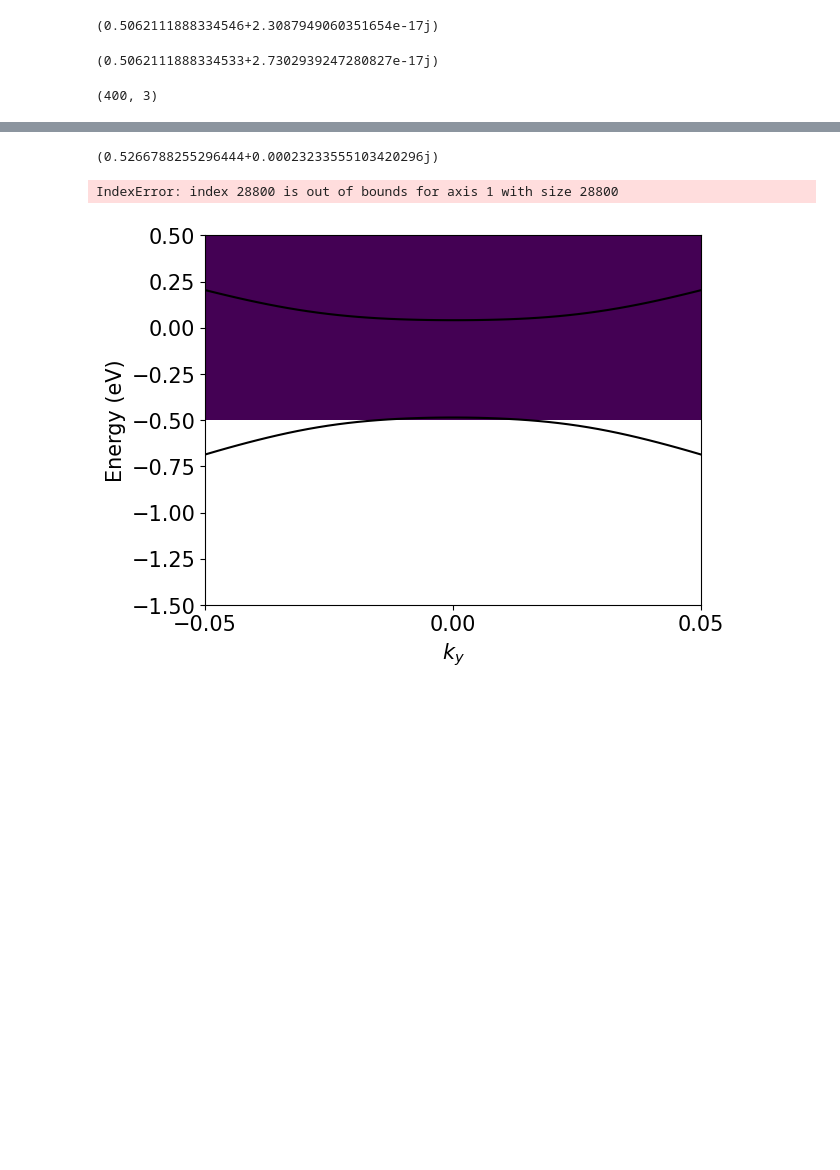
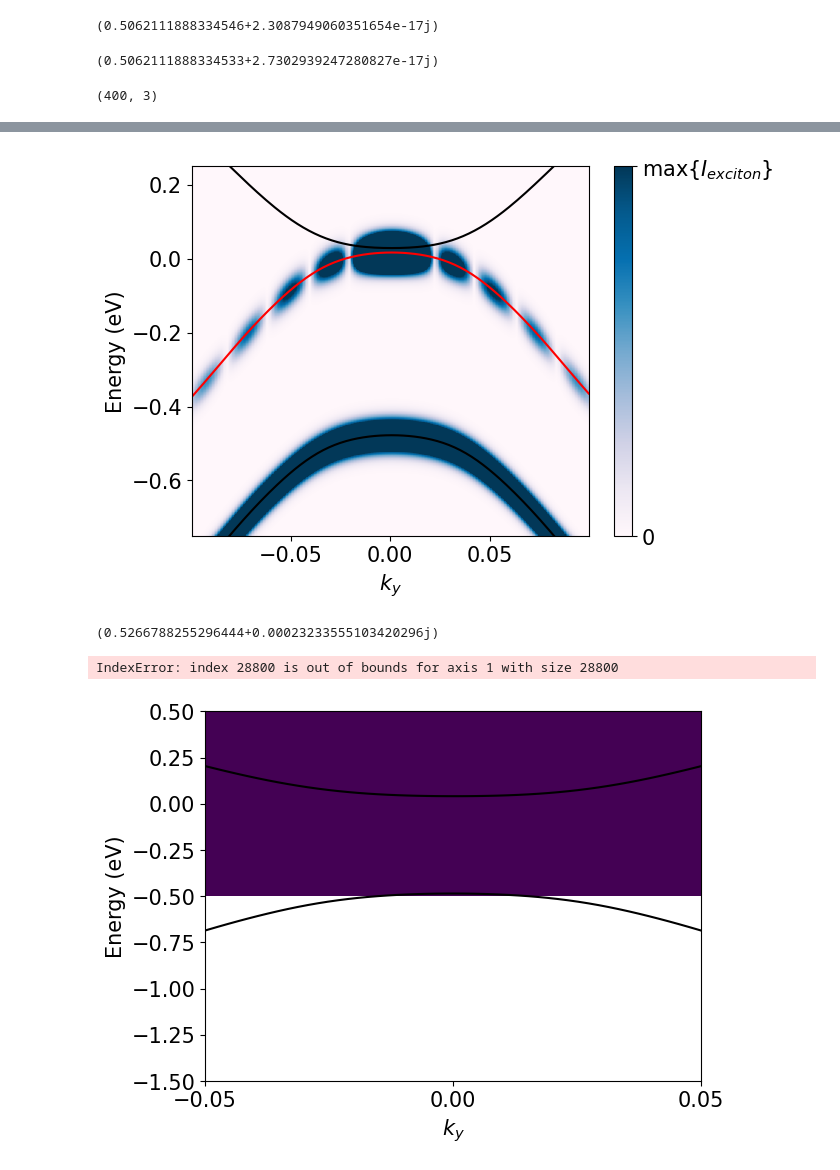
Before and after one commit to juanpulgarin/Black_P, a Jupyter notebook: Black_P_Excitons/Openning_Excitons.ipynb, the cells around one changed output, grey strips where cells are left out. Drawn from its saved outputs; the diff is of its cells as text; code cells hidden in the pictures; blank space fills up the shorter version.

```diff
--- a/Black_P_Excitons/Openning_Excitons.ipynb
+++ b/Black_P_Excitons/Openning_Excitons.ipynb
@@ -276,3 +278,56 @@ ax1.tick_params(axis='x', labelsize=15)
+# %%
+IntensityE_plot  = Intensity_E[:,:,0].reshape(len(EnergySpectrum),1,n_kpts,1)[:,0,:,0]
+IntensityV_plot  = Intensity_E[:,:,1].reshape(len(EnergySpectrum),1,n_kpts,1)[:,0,:,0]
+Intensity = IntensityE_plot*10 + IntensityV_plot
+
+fig, ax1 = plt.subplots()
+
+cbarticks = np.arange(0.0,np.max(np.abs(IntensityE_plot)),1)
+#cbarticksE = np.arange(0.75,np.max(np.abs(IntensityE_plot)),0.1)
+
+#contour = ax1.contourf(x_kpts,cst.Ry * EnergySpectrum,np.abs(IntensityV_plot),cmap="bwr")
+#
+#plt.figure(figsize=(5,5))
+
+a = ax1.imshow(np.abs(Intensity),vmin=0,vmax=np.max(np.abs(IntensityE_plot)),\
+           extent=[y_kpts.min(),y_kpts.max(),\
+                   cst.Ry * EnergySpectrum.min(),cst.Ry * EnergySpectrum.max()],\
+           origin='lower',aspect='auto',cmap = 'PuBu')
+#a = ax1.contourf(x_kpts,cst.Ry * EnergySpectrum,np.abs(Intensity),cbarticks, vmin = 0, vmax = np.max(np.abs(IntensityE_plot)),cmap="Spectral")
+#a = ax1.imshow(x_kpts,cst.Ry * EnergySpectrum,np.abs(Intensity), vmin = 0.0, vmax = np.max(np.abs(IntensityE_plot)))
+#b = ax1.contourf(x_kpts,cst.Ry * EnergySpectrum,np.abs(IntensitynV_plot),cbarticks, vmin = 40, vmax = np.max(np.abs(IntensityC_plot)),cmap="Spectral")
+#c = ax1.contourf(x_kpts,cst.Ry * EnergySpectrum,np.abs(IntensityC_plot),cbarticks, vmin = 40, vmax = np.max(np.abs(IntensityC_plot)),cmap="bwr")
+
+#e = ax1.contourf(x_kpts,cst.Ry * EnergySpectrum,np.abs(IntensityE_plot),cbarticksE, vmin = 0.75, vmax = np.max(np.abs(IntensityE_plot)) )
+
+#plt.colorbar(a, ax=ax1,ticks=cbarticks)
+cbar = fig.colorbar(a, ax=ax1,ticks=[0, np.max(np.abs(IntensityE_plot)) ])
+cbar.ax.set_yticklabels([0, r'max{$I_{exciton}$}'],fontsize=15)  # vertically oriented colorbar
+
+#fig.colorbar(a, ax=ax1, shrink=0.6)
+#cbar = fig.colorbar(e, ax=ax1, shrink=0.6)
+#cbar.ax.set_ylabel('Exciton Intensity', rotation=90,fontsize=15)
+#cbar.ax.tick_params(labelsize=15)
+
+ax1.plot(y_kpts, cst.Ry * Ec_kpts.reshape(1,n_kpts,1)[0,:,0], c='black')
+ax1.plot(y_kpts, cst.Ry * Ev_kpts.reshape(1,n_kpts,1)[0,:,0], c='black')
+ax1.plot(y_kpts, cst.Ry * (Ev_kpts.reshape(1,n_kpts,1)[0,:,0] + ϵ[0]), c='red')
+ax1.plot(y_kpts, cst.Ry * Env_kpts.reshape(1,n_kpts,1)[0,:,0], c='black')
+
+ax1.set_ylim(-2.5,0.5)
+ax1.set_ylim(-.75,0.25)
+ax1.set_xlim(-delta,delta)
+ax1.set_xticks([-0.05,0.0,0.05])
+
+ax1.set_xlabel(r"$k_y$",fontsize=15)
+ax1.set_ylabel(r"Energy (eV)",fontsize=15)
+ax1.tick_params(axis='y', labelsize=15)
+ax1.tick_params(axis='x', labelsize=15)
+
+
+#plt.savefig("Spectrum_Y.png",bbox_inches='tight')
+# %% [output]
+[figure, added]
 # %%
 nk1=60
 nk2=60
```
Also changed, not shown: parts of 10 cells of this notebook.
